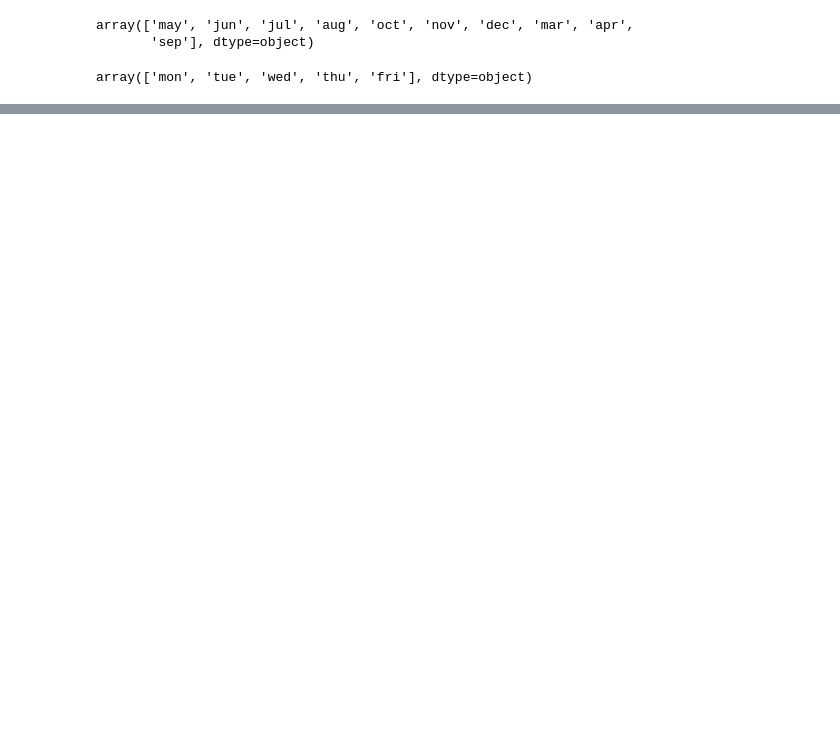
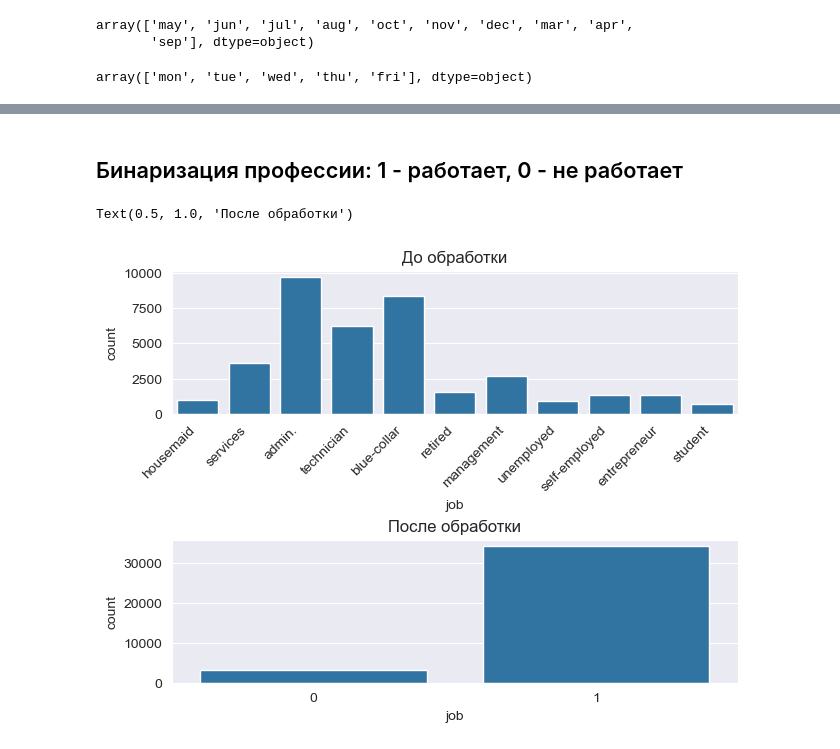
Before and after one commit to Ekzz0/TermDepositClassificationService, a Jupyter notebook: analysis.ipynb, the cells around one changed output, grey strips where cells are left out. Drawn from its saved outputs; the diff is of its cells as text; code cells hidden in the pictures; blank space fills up the shorter version.

```diff
--- a/analysis.ipynb
+++ b/analysis.ipynb
@@ -165,0 +162,14 @@ Text(0.5, 1.0, 'После обработки')
+# %% [markdown]
+## Бинаризация профессии: 1 - работает, 0 - не работает
+# %%
+_, axes = plt.subplots(2, constrained_layout=True)
+
+sns.countplot(df, x='job', ax=axes[0]).set_title('До обработки')
+axes[0].set_xticks(axes[0].get_xticks(), axes[0].get_xticklabels(), rotation=45, ha='right')
+
+dict_to_replace = {"housemaid": 1, "services": 1, "admin.": 1, "blue-collar": 1, "technician": 1, "retired": 0, "management": 1, "unemployed": 0, "self-employed": 1, "entrepreneur": 1, "student": 0}
+df = df.replace({"job": dict_to_replace})
+sns.countplot(df, x='job', ax=axes[1]).set_title('После обработки')
+# %% [output]
+Text(0.5, 1.0, 'После обработки')
+[figure, added]
```
Also changed, not shown: parts of 44 cells of this notebook, 9 other files.
